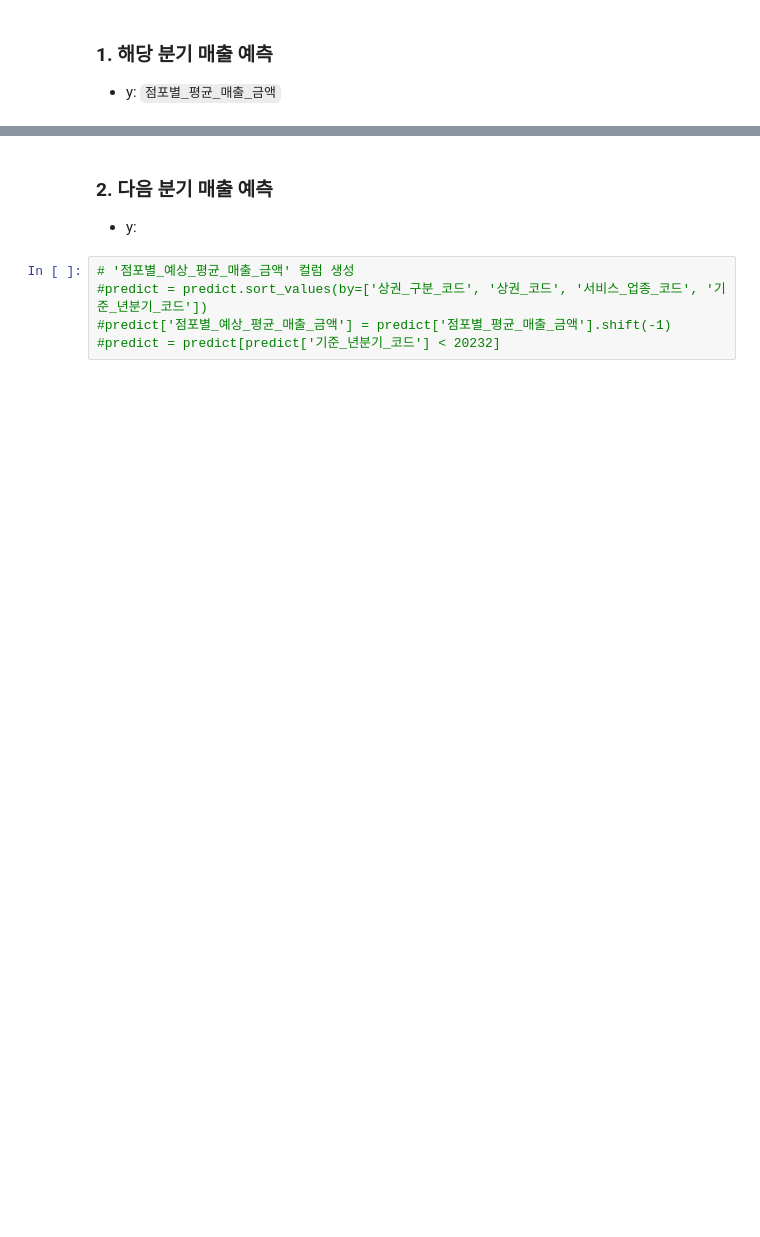
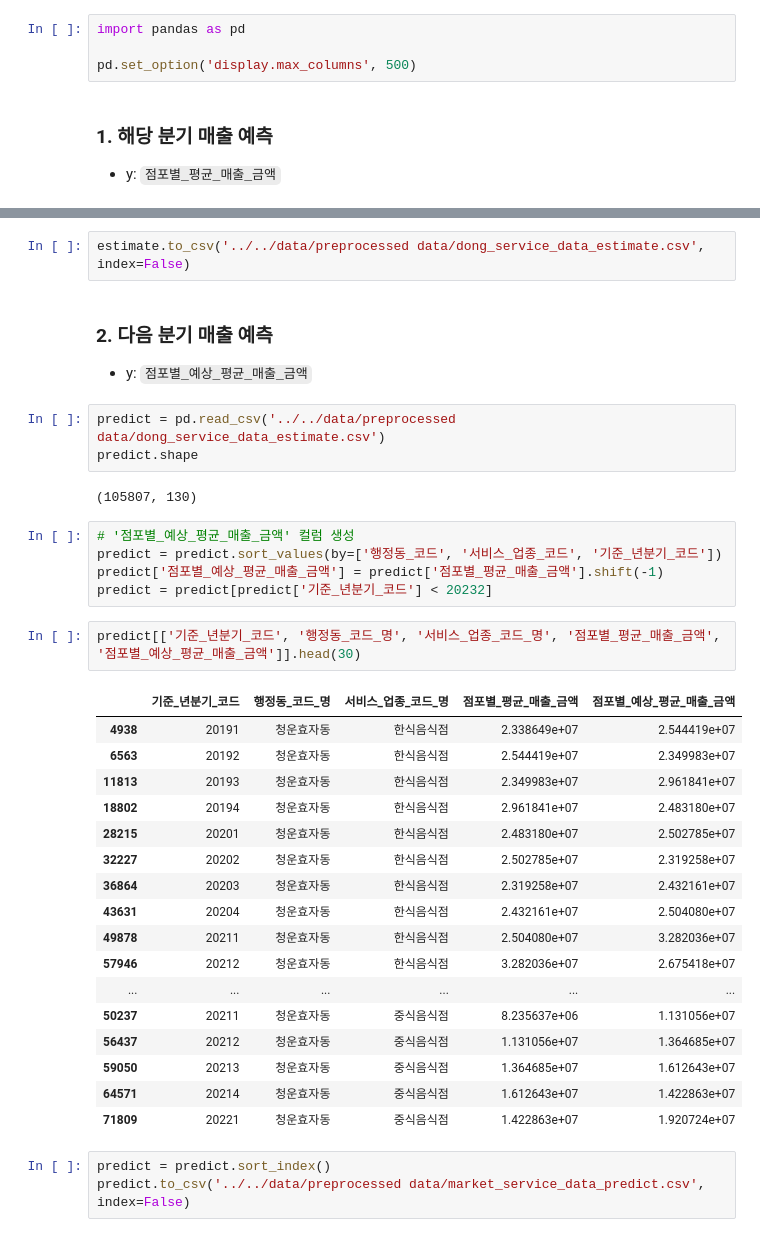
Before and after one commit to KT-AIvle-4th-Big-Project-Team2/SAI, a Jupyter notebook: Modeling/data cleansing_행정동.ipynb, the cells around one changed output, grey strips where cells are left out. Saved outputs shown, nothing was run; the diff lists cells and outputs as text; blank space fills up the shorter version.

```diff
--- a/Modeling/data cleansing_행정동.ipynb
+++ b/Modeling/data cleansing_행정동.ipynb
@@ -1099,6 +1057,10 @@ fin_filter_dropped[["기준_년분기_코드", "분기", "코로나_여부"]].so
 fin_filter_dropped.to_csv(path2+'dong_service_data.csv', index=False)
 # %% [markdown]
 ## 모델 학습용 데이터
+# %%
+import pandas as pd
+
+pd.set_option('display.max_columns', 500)
 # %% [markdown]
 ### 1. 해당 분기 매출 예측
 - y: `점포별_평균_매출_금액`
@@ -1105,8 +1106,38 @@ fin_filter_dropped.to_csv(path2+'dong_service_data.csv', index=False)
+# %%
+estimate.to_csv('../../data/preprocessed data/dong_service_data_estimate.csv', index=False)
 # %% [markdown]
 ### 2. 다음 분기 매출 예측
-- y:
+- y: `점포별_예상_평균_매출_금액`
+# %%
+predict = pd.read_csv('../../data/preprocessed data/dong_service_data_estimate.csv')
+predict.shape
+# %% [output]
+(105807, 130)
 # %%
 # '점포별_예상_평균_매출_금액' 컬럼 생성
-#predict = predict.sort_values(by=['상권_구분_코드', '상권_코드', '서비스_업종_코드', '기준_년분기_코드'])
-#predict['점포별_예상_평균_매출_금액'] = predict['점포별_평균_매출_금액'].shift(-1)
-#predict = predict[predict['기준_년분기_코드'] < 20232]
+predict = predict.sort_values(by=['행정동_코드', '서비스_업종_코드', '기준_년분기_코드'])
+predict['점포별_예상_평균_매출_금액'] = predict['점포별_평균_매출_금액'].shift(-1)
+predict = predict[predict['기준_년분기_코드'] < 20232]
+# %%
+predict[['기준_년분기_코드', '행정동_코드_명', '서비스_업종_코드_명', '점포별_평균_매출_금액', '점포별_예상_평균_매출_금액']].head(30)
+# %% [output]
+|  | 기준_년분기_코드 | 행정동_코드_명 | 서비스_업종_코드_명 | 점포별_평균_매출_금액 | 점포별_예상_평균_매출_금액 |
+| 4938 | 20191 | 청운효자동 | 한식음식점 | 2.338649e+07 | 2.544419e+07 |
+| 6563 | 20192 | 청운효자동 | 한식음식점 | 2.544419e+07 | 2.349983e+07 |
+| 11813 | 20193 | 청운효자동 | 한식음식점 | 2.349983e+07 | 2.961841e+07 |
+| 18802 | 20194 | 청운효자동 | 한식음식점 | 2.961841e+07 | 2.483180e+07 |
+| 28215 | 20201 | 청운효자동 | 한식음식점 | 2.483180e+07 | 2.502785e+07 |
+| 32227 | 20202 | 청운효자동 | 한식음식점 | 2.502785e+07 | 2.319258e+07 |
+| 36864 | 20203 | 청운효자동 | 한식음식점 | 2.319258e+07 | 2.432161e+07 |
+| 43631 | 20204 | 청운효자동 | 한식음식점 | 2.432161e+07 | 2.504080e+07 |
+| 49878 | 20211 | 청운효자동 | 한식음식점 | 2.504080e+07 | 3.282036e+07 |
+| 57946 | 20212 | 청운효자동 | 한식음식점 | 3.282036e+07 | 2.675418e+07 |
+| ... | ... | ... | ... | ... | ... |
+| 50237 | 20211 | 청운효자동 | 중식음식점 | 8.235637e+06 | 1.131056e+07 |
+| 56437 | 20212 | 청운효자동 | 중식음식점 | 1.131056e+07 | 1.364685e+07 |
+| 59050 | 20213 | 청운효자동 | 중식음식점 | 1.364685e+07 | 1.612643e+07 |
+| 64571 | 20214 | 청운효자동 | 중식음식점 | 1.612643e+07 | 1.422863e+07 |
+| 71809 | 20221 | 청운효자동 | 중식음식점 | 1.422863e+07 | 1.920724e+07 |
+# %%
+predict = predict.sort_index()
+predict.to_csv('../../data/preprocessed data/market_service_data_predict.csv', index=False)
```
Also changed, not shown: parts of 16 cells of this notebook.
